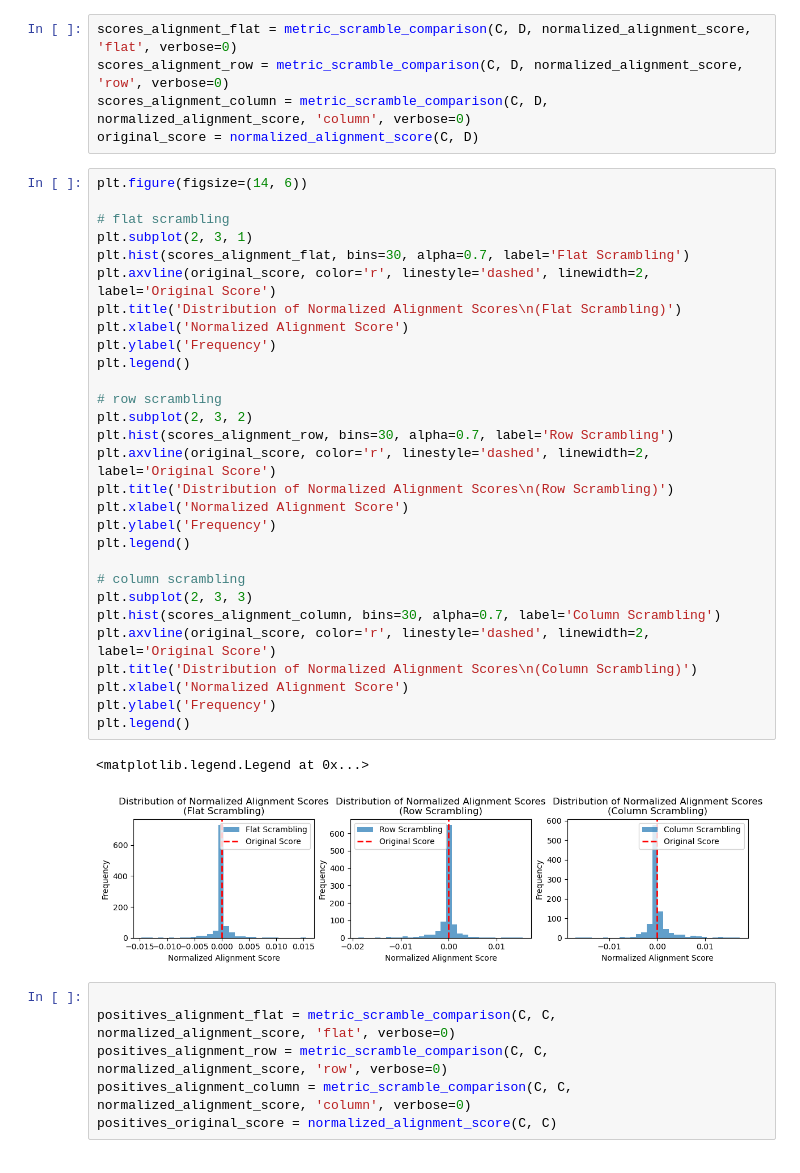
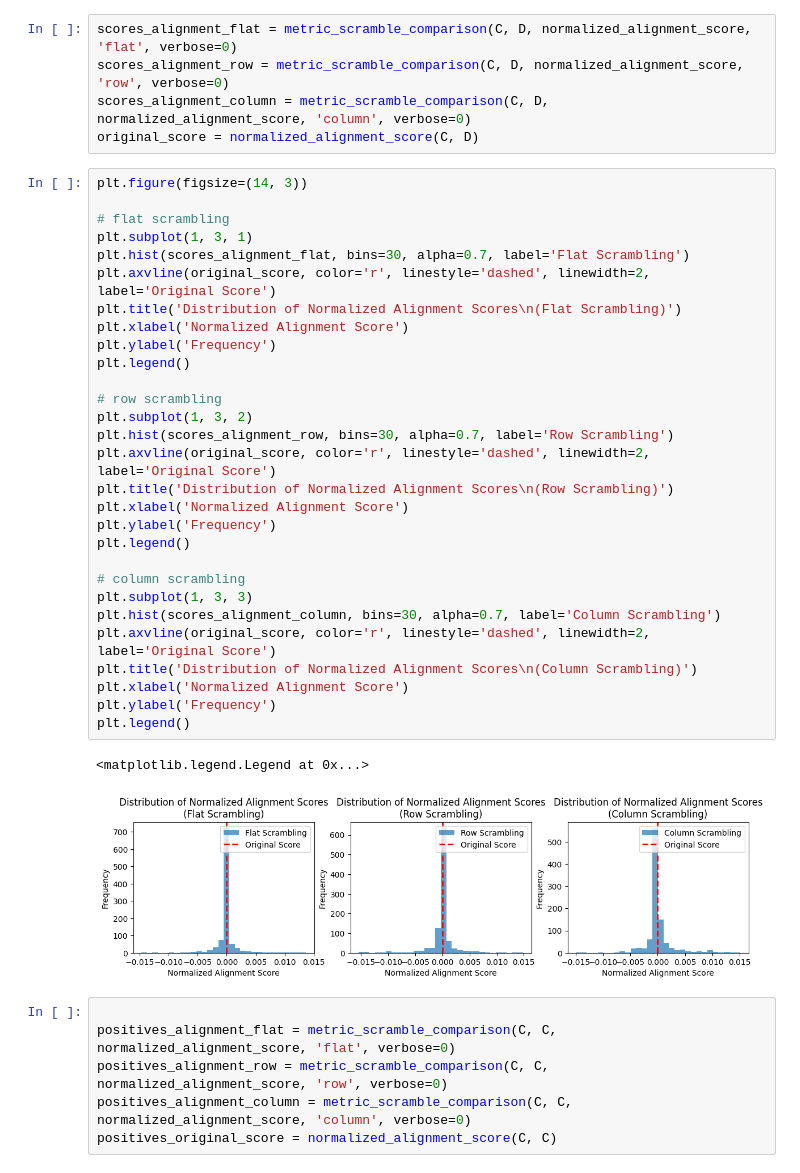
Before and after one commit to theislab/mubind, a Jupyter notebook: docs/notebooks/single_cell/evaluate_graph.ipynb, the cells around one changed output. Cells and saved outputs as stored; diff of their text form.

Commit message:
Comparison of the scores visualized

```diff
--- a/docs/notebooks/single_cell/evaluate_graph.ipynb
+++ b/docs/notebooks/single_cell/evaluate_graph.ipynb
@@ -90,37 +89,37 @@ scores_alignment_row = metric_scramble_comparison(C, D, normalized_alignment_sco
 scores_alignment_column = metric_scramble_comparison(C, D, normalized_alignment_score, 'column', verbose=0)
 original_score = normalized_alignment_score(C, D)
 # %%
-plt.figure(figsize=(14, 6))
+plt.figure(figsize=(14, 3))
 
 # flat scrambling
-plt.subplot(2, 3, 1)
+plt.subplot(1, 3, 1)
 plt.hist(scores_alignment_flat, bins=30, alpha=0.7, label='Flat Scrambling')
 plt.axvline(original_score, color='r', linestyle='dashed', linewidth=2, label='Original Score')
 plt.title('Distribution of Normalized Alignment Scores\n(Flat Scrambling)')
 plt.xlabel('Normalized Alignment Score')
 plt.ylabel('Frequency')
 plt.legend()
 
 # row scrambling
-plt.subplot(2, 3, 2)
+plt.subplot(1, 3, 2)
 plt.hist(scores_alignment_row, bins=30, alpha=0.7, label='Row Scrambling')
 plt.axvline(original_score, color='r', linestyle='dashed', linewidth=2, label='Original Score')
 plt.title('Distribution of Normalized Alignment Scores\n(Row Scrambling)')
 plt.xlabel('Normalized Alignment Score')
 plt.ylabel('Frequency')
 plt.legend()
 
 # column scrambling
-plt.subplot(2, 3, 3)
+plt.subplot(1, 3, 3)
 plt.hist(scores_alignment_column, bins=30, alpha=0.7, label='Column Scrambling')
 plt.axvline(original_score, color='r', linestyle='dashed', linewidth=2, label='Original Score')
 plt.title('Distribution of Normalized Alignment Scores\n(Column Scrambling)')
 plt.xlabel('Normalized Alignment Score')
 plt.ylabel('Frequency')
 plt.legend()
 # %% [output]
 <matplotlib.legend.Legend at 0x...>
-[figure, old version]
+[figure, new version]
 # %%
 
 positives_alignment_flat = metric_scramble_comparison(C, C, normalized_alignment_score, 'flat', verbose=0)
```
Also changed, not shown: parts of 14 cells of this notebook.
